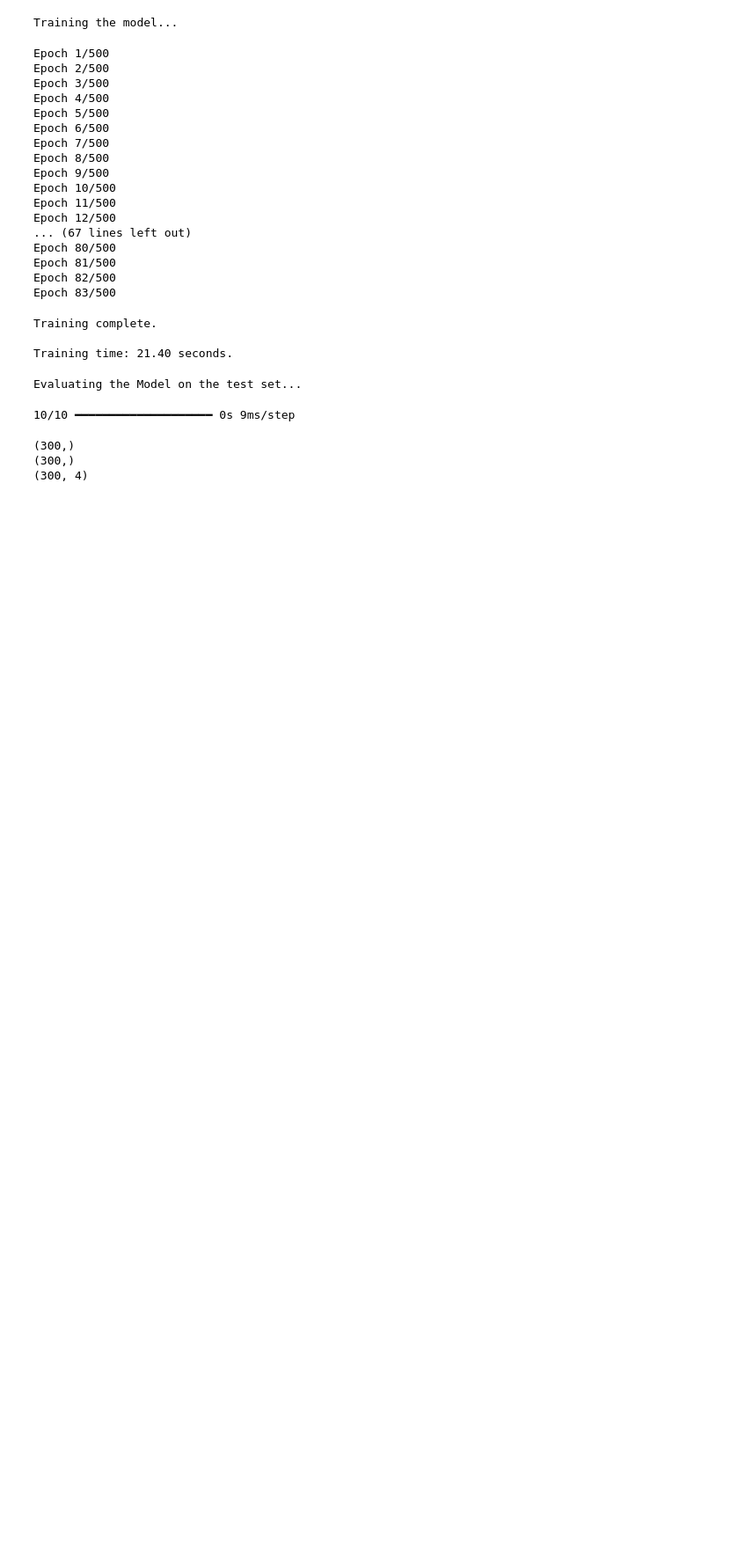
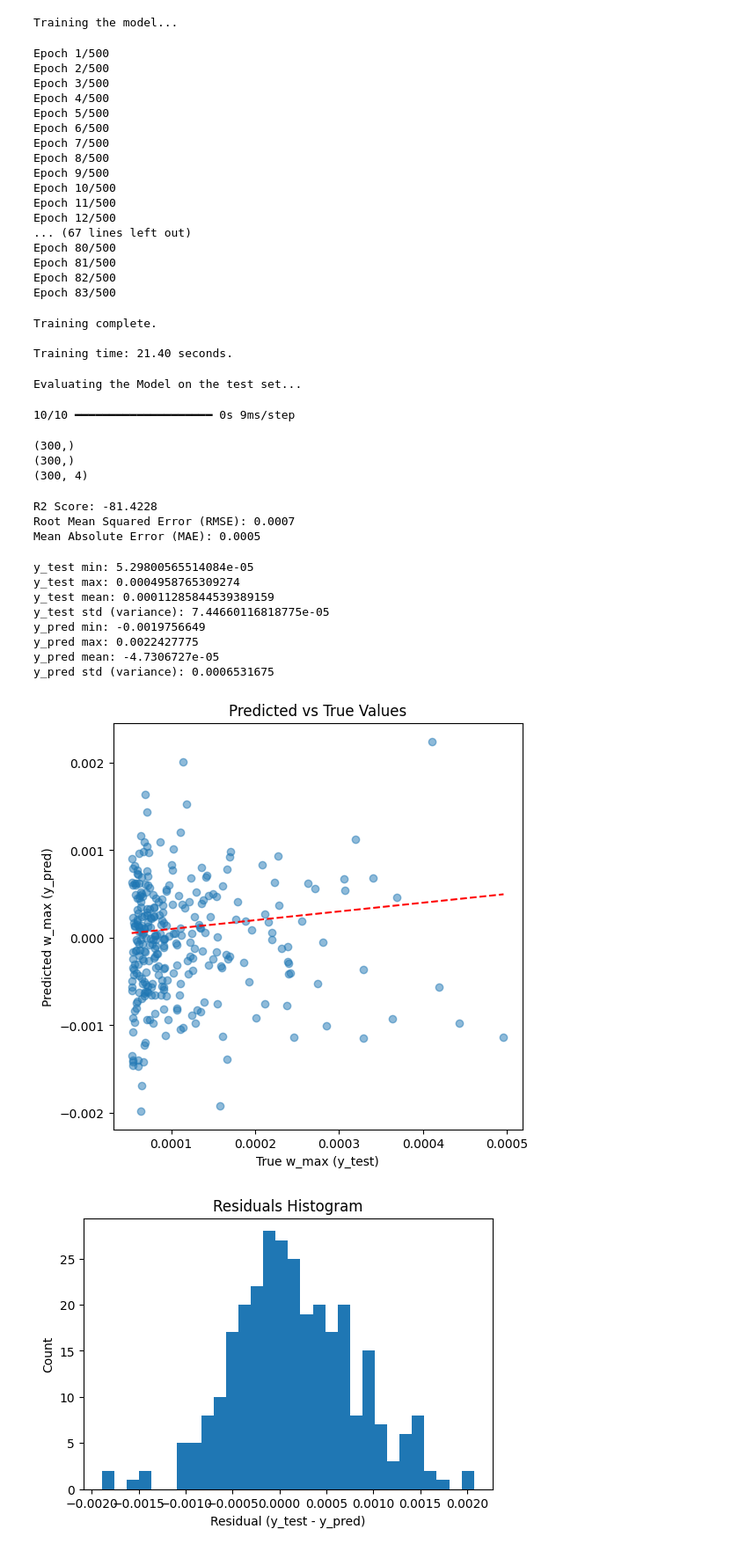
Before and after one commit to Paschal5000/Beam-dynamics-surrogate-model, a Jupyter notebook: train_model.ipynb, the cells around one changed output. Shown at 88% size. Drawn from its saved outputs; the diff is of its cells as text; code cells hidden in the pictures; blank space fills up the shorter version.

```diff
--- a/train_model.ipynb
+++ b/train_model.ipynb
@@ -221,3 +221,53 @@ print(x_test_scaled.shape)
 r2 = r2_score(y_test, y_pred)
 rmse = np.sqrt(mean_squared_error(y_test, y_pred))
 mae = mean_absolute_error(y_test, y_pred)
+# %%
+print(F"R2 Score: {r2:.4f}")
+print(F"Root Mean Squared Error (RMSE): {rmse:.4f}")
+print(F"Mean Absolute Error (MAE): {mae:.4f}")
+# %% [output]
+R2 Score: -81.4228
+Root Mean Squared Error (RMSE): 0.0007
+Mean Absolute Error (MAE): 0.0005
+# %%
+import matplotlib.pyplot as plt
+
+# 1. Check the range and variance of your target
+print("y_test min:", np.min(y_test))
+print("y_test max:", np.max(y_test))
+print("y_test mean:", np.mean(y_test))
+print("y_test std (variance):", np.std(y_test))
+
+# 2. Check the range and variance of your predictions
+print("y_pred min:", np.min(y_pred))
+print("y_pred max:", np.max(y_pred))
+print("y_pred mean:", np.mean(y_pred))
+print("y_pred std (variance):", np.std(y_pred))
+
+# 3. Plot y_test vs y_pred
+plt.figure(figsize=(6,6))
+plt.scatter(y_test, y_pred, alpha=0.5)
+plt.xlabel("True w_max (y_test)")
+plt.ylabel("Predicted w_max (y_pred)")
+plt.title("Predicted vs True Values")
+plt.plot([min(y_test), max(y_test)], [min(y_test), max(y_test)], 'r--')  # y=x line
+plt.show()
+
+# 4. Plot residuals
+plt.figure(figsize=(6,4))
+plt.hist(y_test - y_pred, bins=30)
+plt.xlabel("Residual (y_test - y_pred)")
+plt.ylabel("Count")
+plt.title("Residuals Histogram")
+plt.show()
+# %% [output]
+y_test min: 5.29800565514084e-05
+y_test max: 0.0004958765309274
+y_test mean: 0.00011285844539389159
+y_test std (variance): 7.44660116818775e-05
+y_pred min: -0.0019756649
+y_pred max: 0.0022427775
+y_pred mean: -4.7306727e-05
+y_pred std (variance): 0.0006531675
+[figure, added]
+[figure, added]
```
